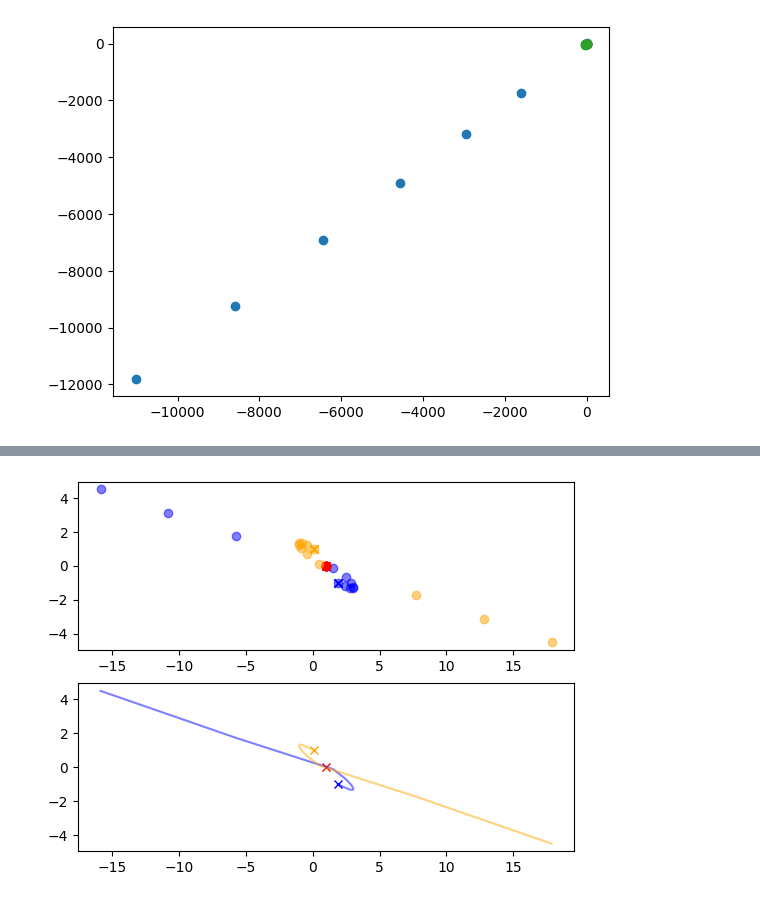
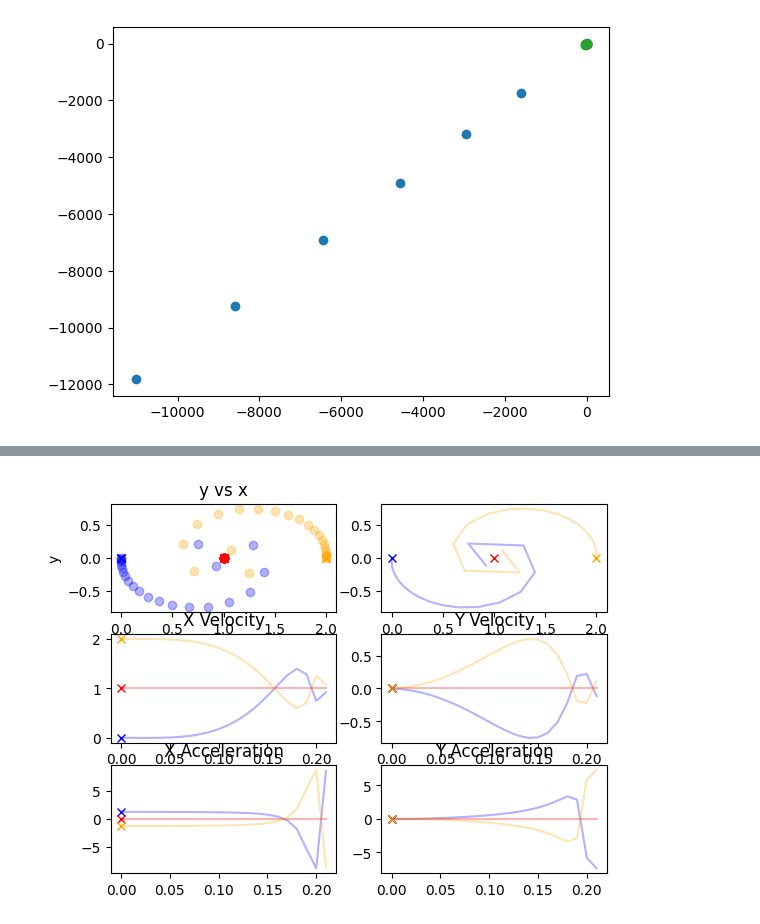
Before and after one commit to wastjohn/ThreeBodyProblemVis, a Jupyter notebook: ThreeBodyVis.ipynb, the cells around one changed output, grey strips where cells are left out. Saved outputs shown, nothing was run; the diff lists cells and outputs as text; code cells hidden in the pictures.

Commit message:
even more plots

```diff
--- a/ThreeBodyVis.ipynb
+++ b/ThreeBodyVis.ipynb
@@ -161,7 +161,7 @@ df = pd.DataFrame(columns=['time', 'x1', 'y1', 'vx1', 'vy1', 'ax1', 'ay1', 'x2',
 # Initial conditions
 x1 = 0
 y1 = 0
-vx1 = 0
+vx1 = -0.1
 vy1 = -1
 x2 = 1
 y2 = 0
@@ -169,40 +169,74 @@ vx2 = 0
 vy2 = 0
 x3 = 2
 y3 = 0
-vx3 = 0
+vx3 = 0.1
 vy3 = 1
 
-for i in range(0,11):
-    t = i
+for i in range(0,22):
+    t = i/100
     ax1, ay1 = acceleration(x1, y1, x2, y2, x3, y3)
     ax2, ay2 = acceleration(x2, y2, x1, y1, x3, y3)
     ax3, ay3 = acceleration(x3, y3, x1, y1, x2, y2)
-    vx1, vy1 = velocity(vx1, vy1, ax1, ay1, 1)
-    vx2, vy2 = velocity(vx2, vy2, ax2, ay2, 1)
-    vx3, vy3 = velocity(vx3, vy3, ax3, ay3, 1)
-    x1, y1 = position(x1, y1, vx1, vy1, ax1, ay1, 1)
-    x2, y2 = position(x2, y2, vx2, vy2, ax2, ay2, 1)
-    x3, y3 = position(x3, y3, vx3, vy3, ax3, ay3, 1)
+    vx1, vy1 = velocity(vx1, vy1, ax1, ay1, t)
+    vx2, vy2 = velocity(vx2, vy2, ax2, ay2, t)
+    vx3, vy3 = velocity(vx3, vy3, ax3, ay3, t)
+    x1, y1 = position(x1, y1, vx1, vy1, ax1, ay1, t)
+    x2, y2 = position(x2, y2, vx2, vy2, ax2, ay2, t)
+    x3, y3 = position(x3, y3, vx3, vy3, ax3, ay3, t)
     data = [t, x1, y1, vx1, vy1, ax1, ay1, x2, y2, vx2, vy2, ax2, ay2, x3, y3, vx3, vy3, ax3, ay3]
     df2 = pd.DataFrame([data], columns=['time', 'x1', 'y1', 'vx1', 'vy1', 'ax1', 'ay1', 'x2', 'y2', 'vx2', 'vy2', 'ax2', 'ay2', 'x3', 'y3', 'vx3', 'vy3', 'ax3', 'ay3'])
     df = df.append(df2, ignore_index=True)
 
 plt.figure(1)
-plt.subplot(211)
+plt.subplot(321)
+plt.title("y vs x")
 plt.scatter(df['x1'][0], df['y1'][0], c='blue', marker='x', label='Earth')
 plt.scatter(df['x2'][0], df['y2'][0], c='red', marker='x',label='Mars')
 plt.scatter(df['x3'][0], df['y3'][0], c='orange', marker='x', label='Venus')
-plt.scatter(df['x1'], df['y1'], c='blue', alpha=0.5, label='Earth')
-plt.scatter(df['x2'], df['y2'], c='red', alpha=0.5, label='Mars')
-plt.scatter(df['x3'], df['y3'], c='orange', alpha=0.5, label='Venus')
-plt.subplot(212)
+plt.scatter(df['x1'], df['y1'], c='blue', alpha=0.3, label='Earth')
+plt.scatter(df['x2'], df['y2'], c='red', alpha=0.3, label='Mars')
+plt.scatter(df['x3'], df['y3'], c='orange', alpha=0.3, label='Venus')
+plt.xlabel('x')
+plt.ylabel('y')
+plt.subplot(322)
 plt.plot(df['x1'][0], df['y1'][0], c='blue', marker='x', label='Earth')
 plt.plot(df['x2'][0], df['y2'][0], c='red', marker='x',label='Mars')
 plt.plot(df['x3'][0], df['y3'][0], c='orange', marker='x', label='Venus')
-plt.plot(df['x1'], df['y1'], c='blue', alpha=0.5, label='Earth')
-plt.plot(df['x2'], df['y2'], c='red', alpha=0.5, label='Mars')
-plt.plot(df['x3'], df['y3'], c='orange', alpha=0.5, label='Venus')
-
+plt.plot(df['x1'], df['y1'], c='blue', alpha=0.3, label='Earth')
+plt.plot(df['x2'], df['y2'], c='red', alpha=0.3, label='Mars')
+plt.plot(df['x3'], df['y3'], c='orange', alpha=0.3, label='Venus')
+plt.subplot(323)
+plt.title('X Velocity')
+plt.plot(df['time'][0], df['x1'][0], c='blue', marker='x', label='Earth')
+plt.plot(df['time'][0], df['x2'][0], c='red', marker='x',label='Mars')
+plt.plot(df['time'][0], df['x3'][0], c='orange', marker='x', label='Venus')
+plt.plot(df['time'], df['x1'], c='blue', alpha=0.3, label='Earth')
+plt.plot(df['time'], df['x2'], c='red', alpha=0.3, label='Mars')
+plt.plot(df['time'], df['x3'], c='orange', alpha=0.3, label='Venus')
+plt.subplot(324)
+plt.title('Y Velocity')
+plt.plot(df['time'][0], df['y1'][0], c='blue', marker='x', label='Earth')
+plt.plot(df['time'][0], df['y2'][0], c='red', marker='x',label='Mars')
+plt.plot(df['time'][0], df['y3'][0], c='orange', marker='x', label='Venus')
+plt.plot(df['time'], df['y1'], c='blue', alpha=0.3, label='Earth')
+plt.plot(df['time'], df['y2'], c='red', alpha=0.3, label='Mars')
+plt.plot(df['time'], df['y3'], c='orange', alpha=0.3, label='Venus')
+plt.subplot(325)
+plt.title('X Acceleration')
+plt.plot(df['time'][0], df['ax1'][0], c='blue', marker='x', label='Earth')
+plt.plot(df['time'][0], df['ax2'][0], c='red', marker='x',label='Mars')
+plt.plot(df['time'][0], df['ax3'][0], c='orange', marker='x', label='Venus')
+plt.plot(df['time'], df['ax1'], c='blue', alpha=0.3, label='Earth')
+plt.plot(df['time'], df['ax2'], c='red', alpha=0.3, label='Mars')
+plt.plot(df['time'], df['ax3'], c='orange', alpha=0.3, label='Venus')
+plt.subplot(326)
+plt.title('Y Acceleration')
+plt.plot(df['time'][0], df['ay1'][0], c='blue', marker='x', label='Earth')
+plt.plot(df['time'][0], df['ay2'][0], c='red', marker='x',label='Mars')
+plt.plot(df['time'][0], df['ay3'][0], c='orange', marker='x', label='Venus')
+plt.plot(df['time'], df['ay1'], c='blue', alpha=0.3, label='Earth')
+plt.plot(df['time'], df['ay2'], c='red', alpha=0.3, label='Mars')
+plt.plot(df['time'], df['ay3'], c='orange', alpha=0.3, label='Venus')
 df
 # %% [output]
 |  | time | x1 | y1 | vx1 | vy1 | ax1 | ay1 | x2 | y2 | vx2 | vy2 | ... |
@@ -220 +259 @@ df
-[figure, old version]
+[figure, new version]
```
Also changed, not shown: parts of 1 cell of this notebook.
